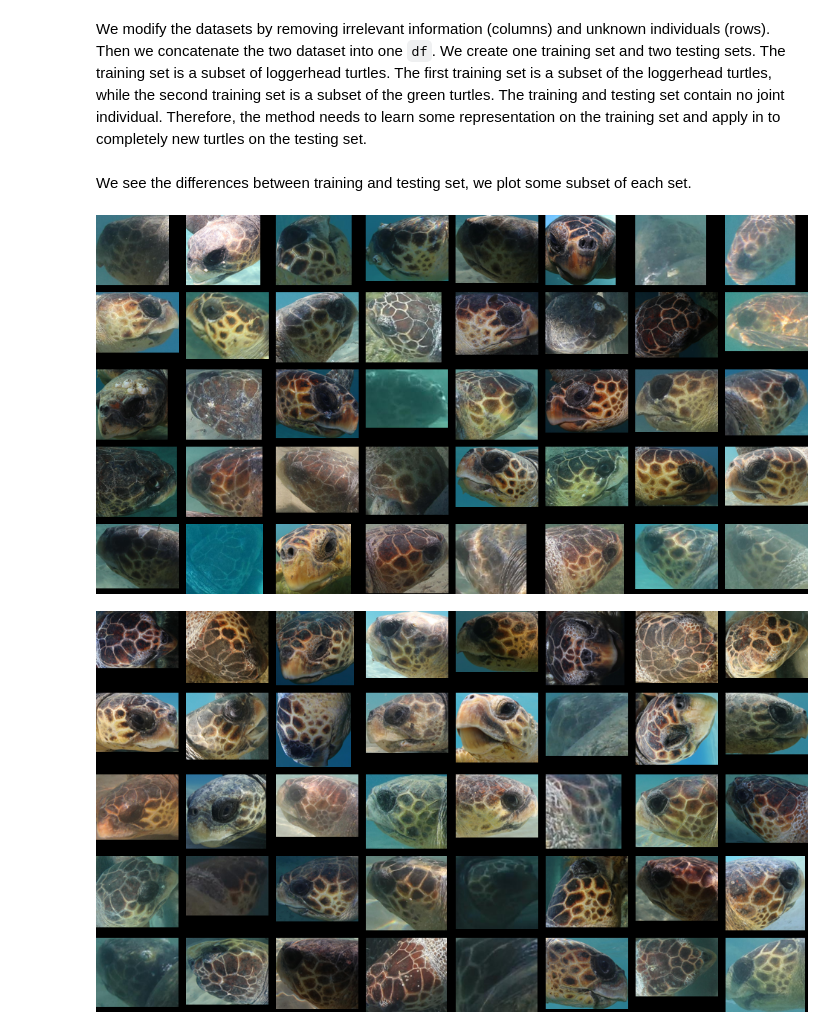
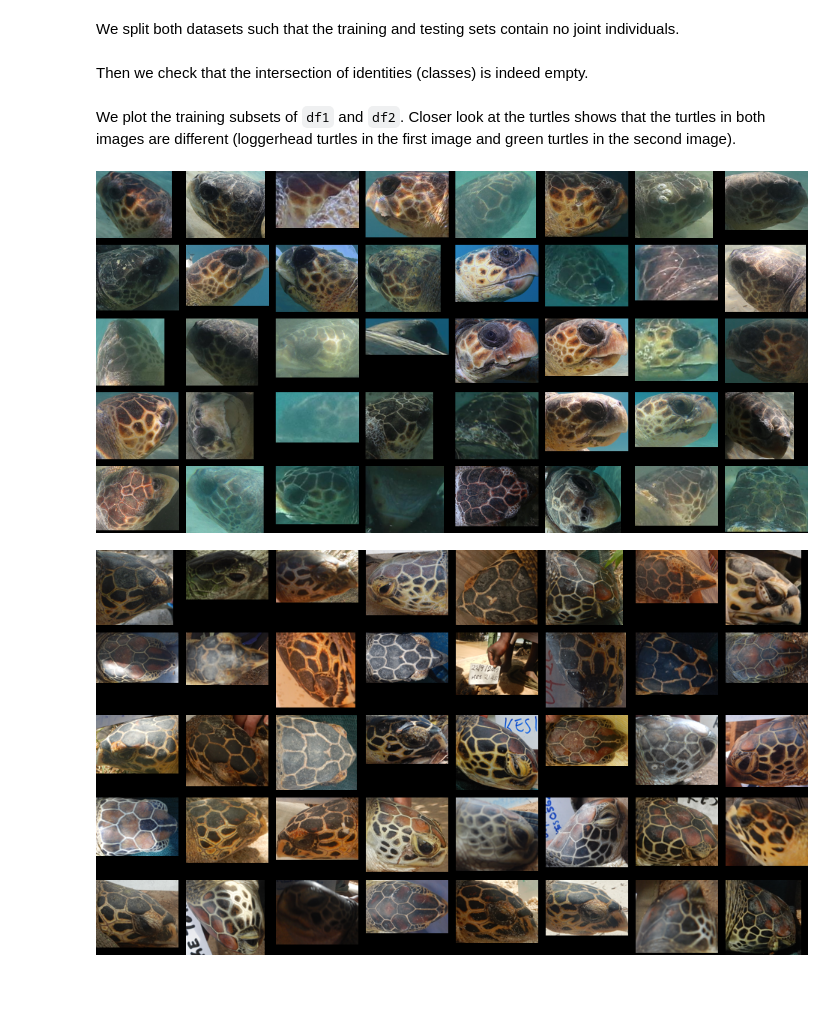
Before and after one commit to WildlifeDatasets/wildlife-datasets, a Jupyter notebook: notebooks/retrieval.ipynb, the cells around one changed output. Drawn from its saved outputs; the diff is of its cells as text; code cells hidden in the pictures; blank space fills up the shorter version.

```diff
--- a/notebooks/retrieval.ipynb
+++ b/notebooks/retrieval.ipynb
@@ -16,30 +35,12 @@ d2 = loader.load_dataset(datasets.ZindiTurtleRecall, root_dataset, root_datafram
 # %% [markdown]
-We modify the datasets by removing irrelevant information (columns) and unknown individuals (rows). Then we concatenate the two dataset into one `df`. We create one training set and two testing sets. The training set is a subset of loggerhead turtles. The first training set is a subset of the loggerhead turtles, while the second training set is a subset of the green turtles. The training and testing set contain no joint individual. Therefore, the method needs to learn some representation on the training set and apply in to completely new turtles on the testing set.
+We split both datasets such that the training and testing sets contain no joint individuals.
 # %%
-import os
-import pandas as pd
+splitter = splits.DisjointSetSplit(0.2)
+idx_train1, idx_test1 = splitter.split(df1)[0]
+splitter = splits.DisjointSetSplit(0.2)
+idx_train2, idx_test2 = splitter.split(df2)[0]
 
-def extract_dataframe(d, discard_unknown=True, index_start=None):
-    df = pd.DataFrame(d.df, columns=['id', 'identity', 'path'])
-    df['path'] = df['path'].apply(lambda x: os.path.join(root_dataset, d.__class__.__name__, x))
-    if discard_unknown:
-        df = df[df['identity'] != 'unknown']
-    if index_start is not None:
-        df.index = list(range(index_start, index_start+len(df)))
-    return df
-
-def check_empty_intersection(df1, df2, col):
-    val1 = set(df1[col].unique())
-    val2 = set(df2[col].unique())
-    if len(val1.intersection(val2)):
-        raise Exception('Intersection is not empty')
-
-df1 = extract_dataframe(d1, index_start=0)
-df2 = extract_dataframe(d2, index_start=len(df1))
-check_empty_intersection(df1, df2, 'id')
-check_empty_intersection(df1, df2, 'identity')
-
-df = pd.concat((df1, df2))
-splitter = splits.DisjointSetSplit(df1)
-idx_train, idx_test1 = splitter.split(0.5)
-idx_test2 = df2.index
+df1_train, df1_test = df1.loc[idx_train1], df1.loc[idx_test1]
+df2_train, df2_test = df2.loc[idx_train2], df2.loc[idx_test2]
+# %% [markdown]
+Then we check that the intersection of identities (classes) is indeed empty.
@@ -46,10 +57,8 @@ idx_test2 = df2.index
 # %% [markdown]
-We see the differences between training and testing set, we plot some subset of each set.
+We plot the training subsets of `df1` and `df2`. Closer look at the turtles shows that the turtles in both images are different (loggerhead turtles in the first image and green turtles in the second image).
 # %%
-analysis.plot_grid(df.loc[idx_train], '')
+display(analysis.plot_grid(df1_train, root1))
+display(analysis.plot_grid(df2_train, root2))
 # %% [output]
-[figure, old version]
+[figure, new version]
+[figure, added]
-# %%
-analysis.plot_grid(df.loc[idx_test1], '')
-# %% [output]
-[figure, removed]
```
Also changed, not shown: parts of 11 cells of this notebook.
